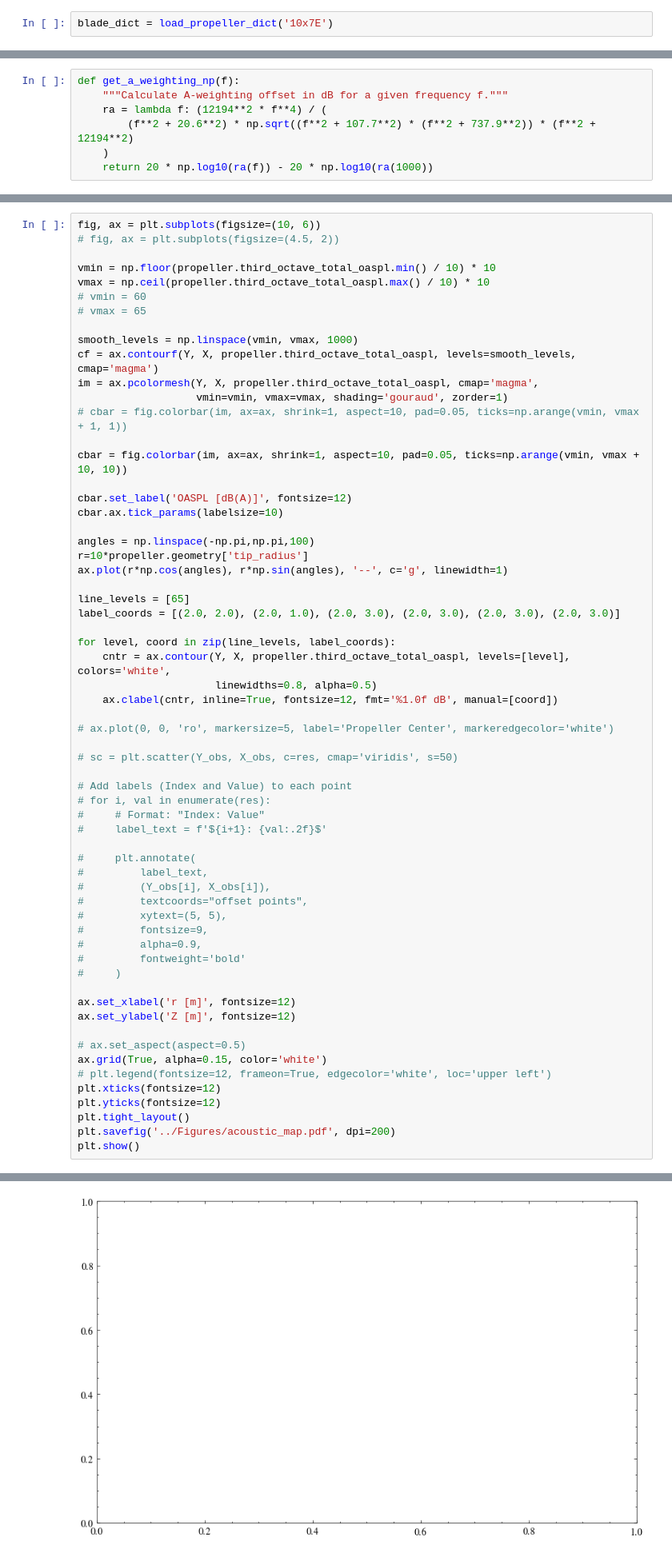
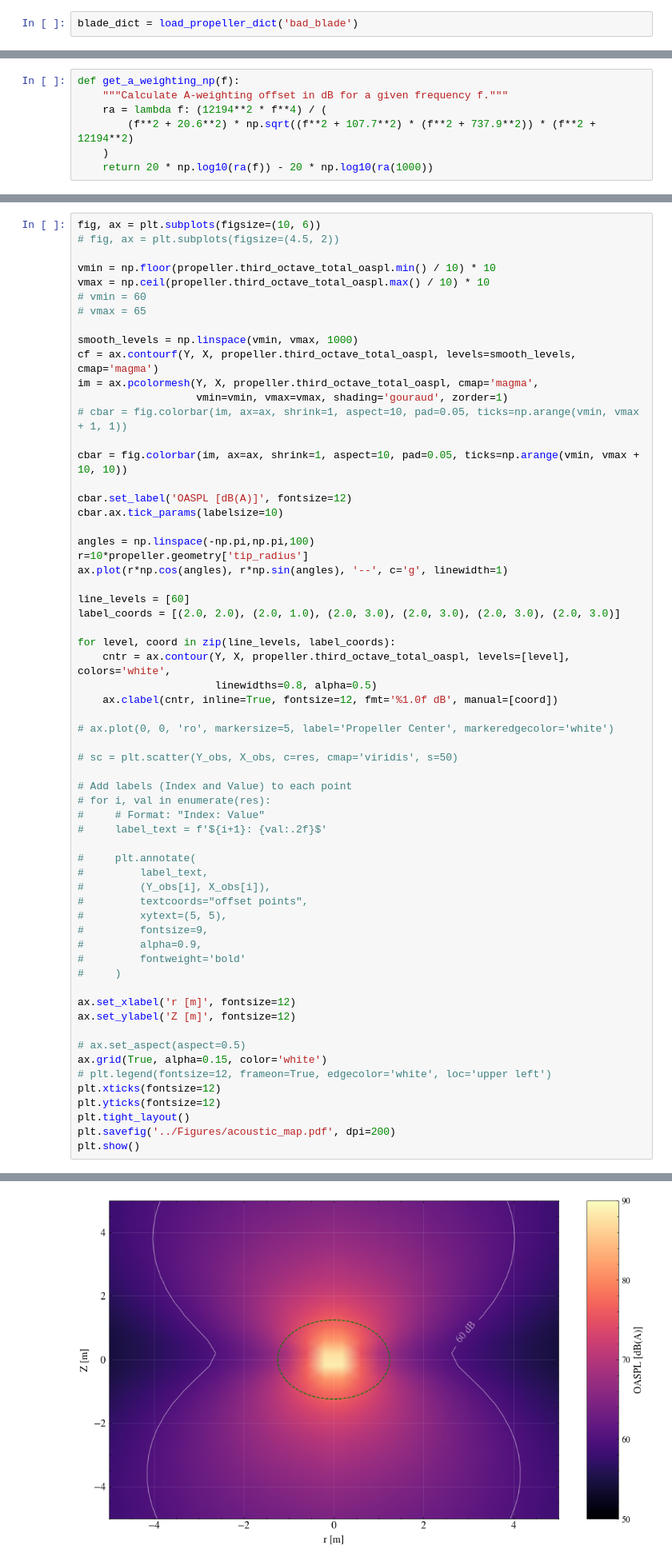
Before and after one commit to Frxljord/FastBEMT, a Jupyter notebook: Benchmarks/acousticContourMetric.ipynb, the cells around one changed output, grey strips where cells are left out. Shown at 80% size. Saved outputs shown, nothing was run; the diff lists cells and outputs as text.

```diff
--- a/Benchmarks/acousticContourMetric.ipynb
+++ b/Benchmarks/acousticContourMetric.ipynb
@@ -9,7 +9,7 @@ import matplotlib.pyplot as plt
 import scienceplots
 plt.style.use(['science', 'no-latex'])
 # %%
-blade_dict = load_propeller_dict('10x7E')
+blade_dict = load_propeller_dict('bad_blade')
 # %%
 params = LowFidelityParameters(
     rpm=7000,
@@ -197,7 +201,7 @@ angles = np.linspace(-np.pi,np.pi,100)
 r=10*propeller.geometry['tip_radius']
 ax.plot(r*np.cos(angles), r*np.sin(angles), '--', c='g', linewidth=1)
 
-line_levels = [65]
+line_levels = [60]
 label_coords = [(2.0, 2.0), (2.0, 1.0), (2.0, 3.0), (2.0, 3.0), (2.0, 3.0), (2.0, 3.0)]
 
 for level, coord in zip(line_levels, label_coords):
@@ -240,4 +243,4 @@ ValueError: lower_level and upper_level cannot be NaN
-[figure, old version]
+[figure, new version]
 # %%
 from shapely.geometry import Polygon, box
 
```
Also changed, not shown: parts of 5 cells of this notebook, 1 other file.
